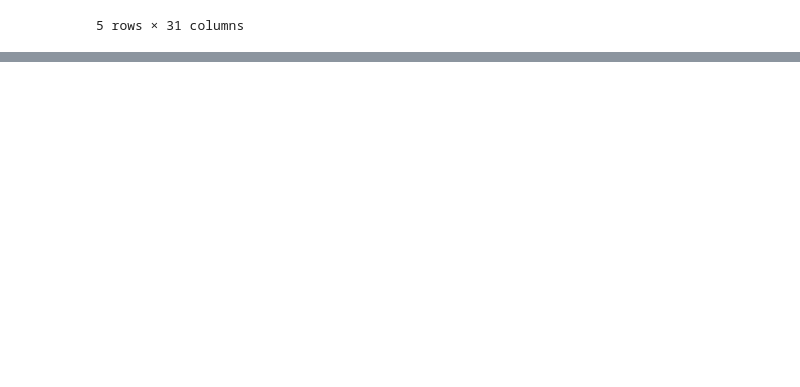
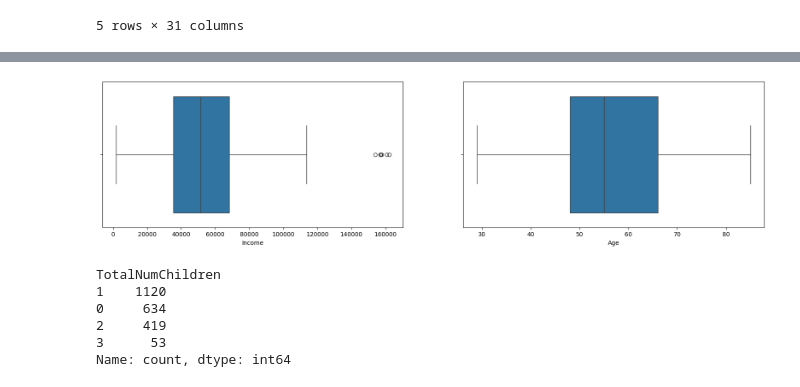
Before and after one commit to silvaGee/marketing_project, a Jupyter notebook: marketing.ipynb, the cells around one changed output, grey strips where cells are left out. Cells and saved outputs as stored; diff of their text form; code cells hidden in the pictures; blank space fills up the shorter version.

Commit message:
added visuals

```diff
--- a/marketing.ipynb
+++ b/marketing.ipynb
@@ -500,0 +501,6 @@ plt.show()
+# %%
+#Examine outliers
+income_outliers = 200000
+spent_outliers = 2000
+filtered = df[df["Income"] > income_outliers]
+filtered
@@ -500,0 +511,25 @@ plt.show()
+# %%
+df.drop(df.loc[df["Income"] > income_outliers].index, inplace=True)
+# %%
+age_outlier = 90
+df.drop(df.loc[df["Age"] > age_outlier ].index, inplace=True)
+# %%
+#Check for outliers
+features = ["Income", "Age"
+]
+plt.figure(figsize=(20, 15))
+for i, feature in enumerate(features, 1):
+    plt.subplot(3, 2, i)
+    sns.boxplot(x=df[feature])
+plt.show()
+# %% [output]
+[figure, added]
+# %%
+df["TotalNumChildren"].value_counts()
+# %% [output]
+TotalNumChildren
+1    1120
+0     634
+2     419
+3      53
+Name: count, dtype: int64
```
Also changed, not shown: parts of 4 cells of this notebook.
